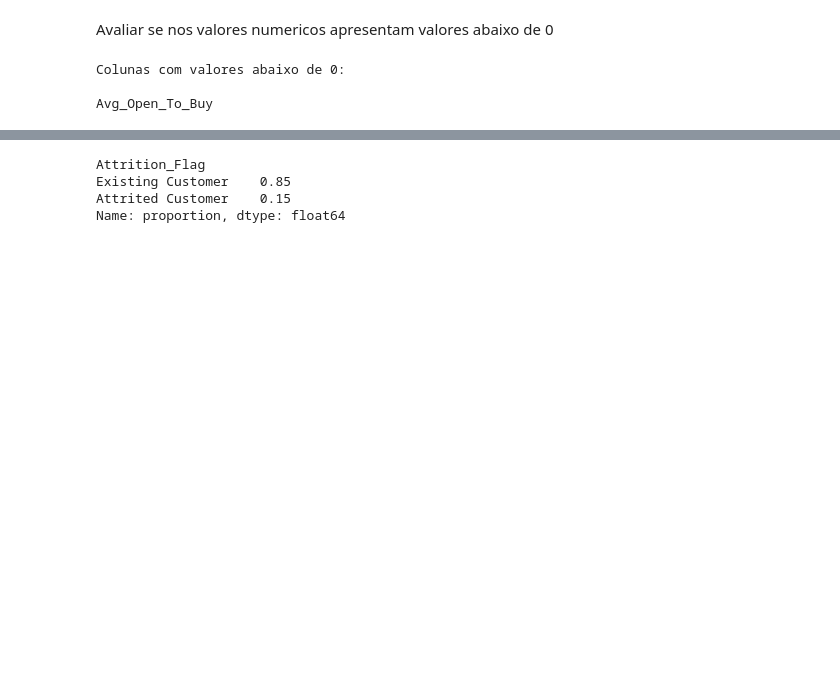
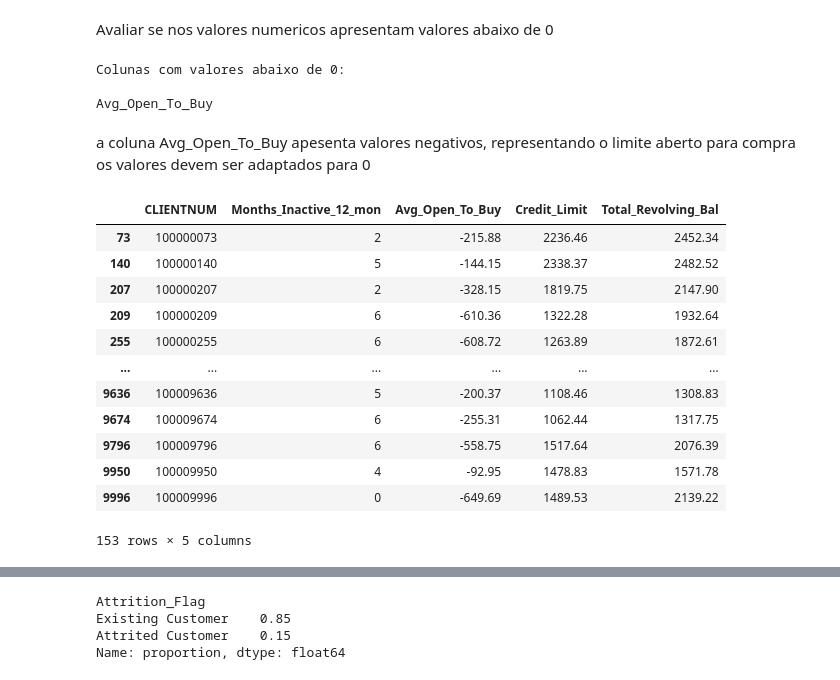
Before and after one commit to rpf991/Previsao_Churning_Clientes_Credito, a Jupyter notebook: notebooks/data_analysis.ipynb, the cells around one changed output, grey strips where cells are left out. Drawn from its saved outputs; the diff is of its cells as text; code cells hidden in the pictures; blank space fills up the shorter version.

```diff
--- a/notebooks/data_analysis.ipynb
+++ b/notebooks/data_analysis.ipynb
@@ -79,3 +79,25 @@ for c in colunas_numericas:
 Colunas com valores abaixo de 0:
 
 Avg_Open_To_Buy
+# %% [markdown]
+a coluna Avg_Open_To_Buy apesenta valores negativos, representando o limite aberto para compra os valores devem ser adaptados para 0
+# %%
+
+pd.DataFrame(
+        df_credit[df_credit['Avg_Open_To_Buy'] < 0][['CLIENTNUM', 'Months_Inactive_12_mon',
+                                                'Avg_Open_To_Buy', 'Credit_Limit', 'Total_Revolving_Bal']]
+)
+# %% [output]
+|  | CLIENTNUM | Months_Inactive_12_mon | Avg_Open_To_Buy | Credit_Limit | Total_Revolving_Bal |
+| 73 | 100000073 | 2 | -215.88 | 2236.46 | 2452.34 |
+| 140 | 100000140 | 5 | -144.15 | 2338.37 | 2482.52 |
+| 207 | 100000207 | 2 | -328.15 | 1819.75 | 2147.90 |
+| 209 | 100000209 | 6 | -610.36 | 1322.28 | 1932.64 |
+| 255 | 100000255 | 6 | -608.72 | 1263.89 | 1872.61 |
+| ... | ... | ... | ... | ... | ... |
+| 9636 | 100009636 | 5 | -200.37 | 1108.46 | 1308.83 |
+| 9674 | 100009674 | 6 | -255.31 | 1062.44 | 1317.75 |
+| 9796 | 100009796 | 6 | -558.75 | 1517.64 | 2076.39 |
+| 9950 | 100009950 | 4 | -92.95 | 1478.83 | 1571.78 |
+| 9996 | 100009996 | 0 | -649.69 | 1489.53 | 2139.22 |
+153 rows × 5 columns
```
Also changed, not shown: parts of 19 cells of this notebook.
